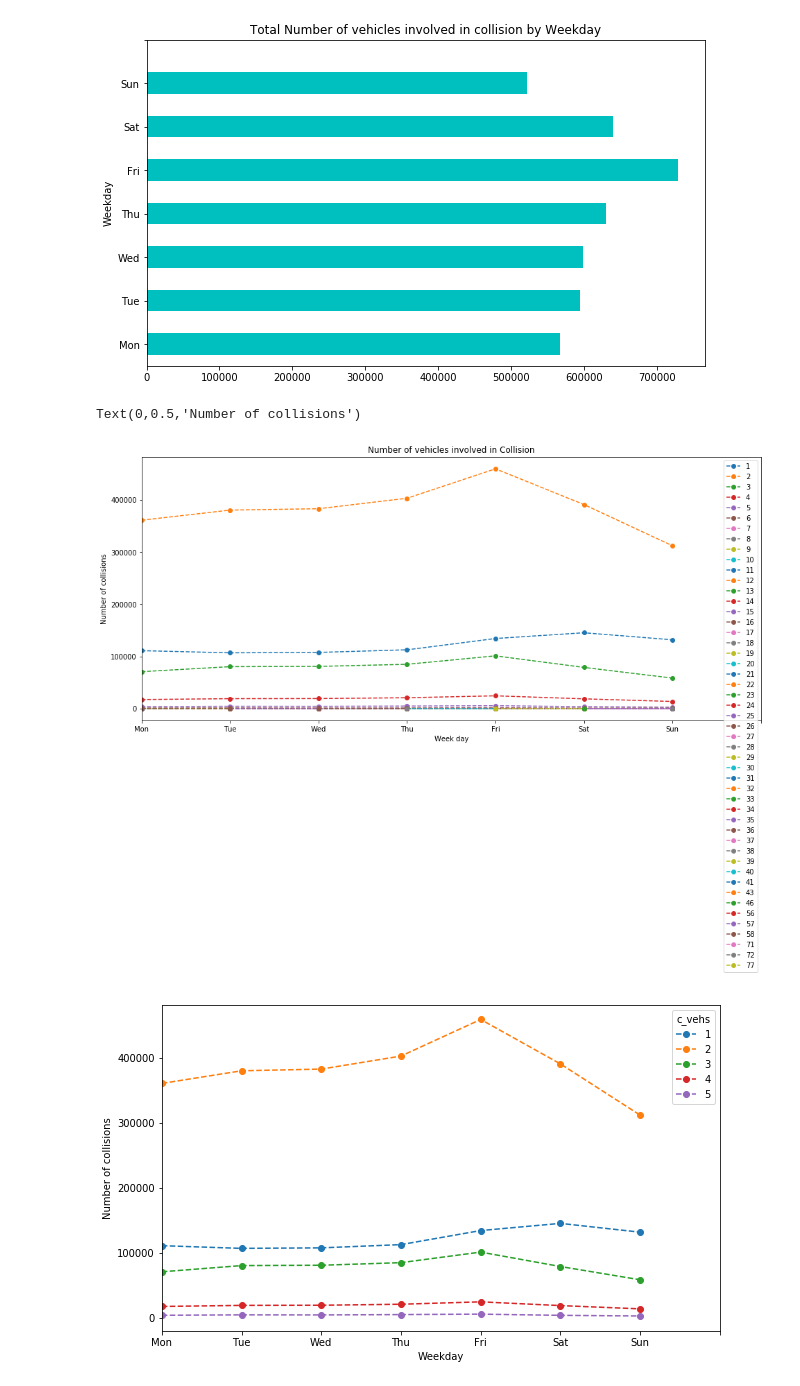
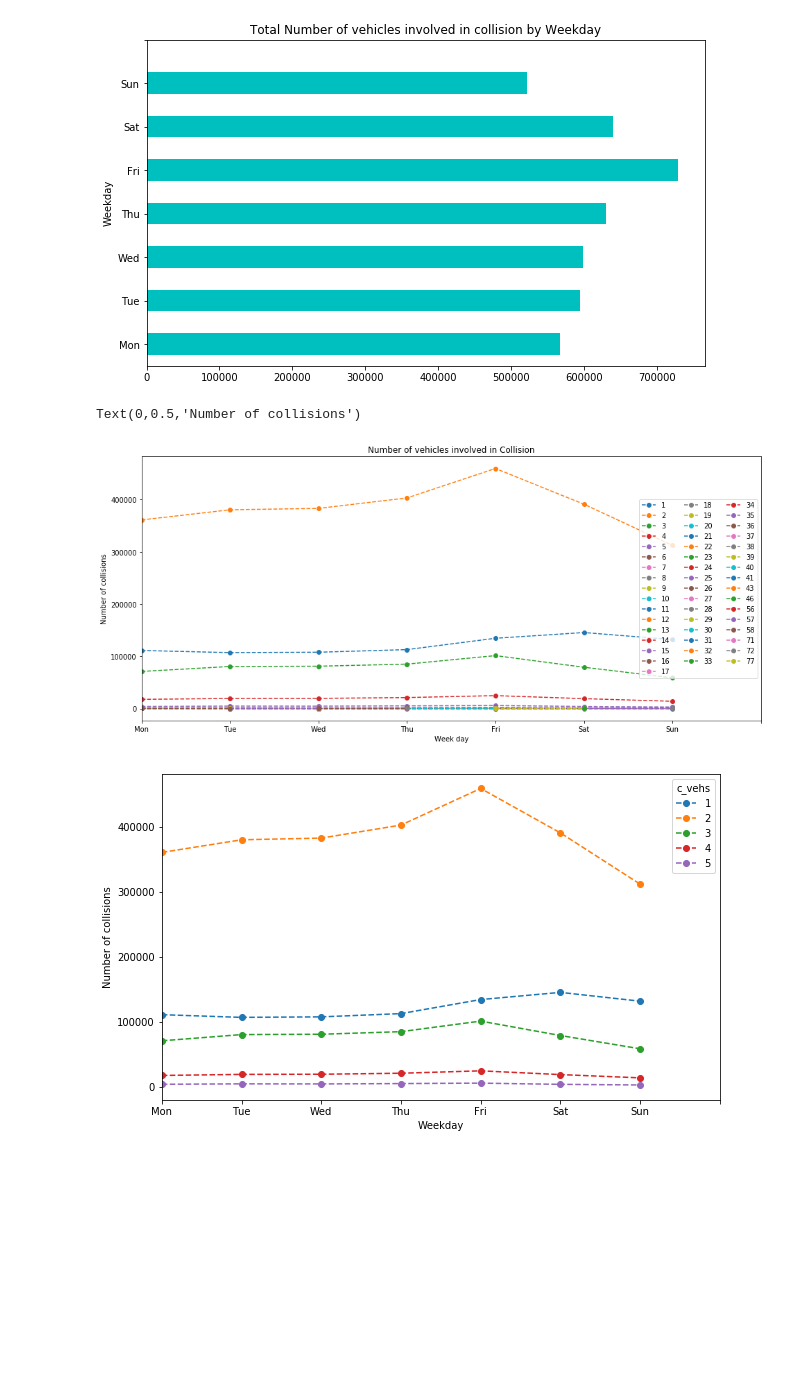
Before and after one commit to rynho/3250-G3, a Jupyter notebook: jupyterNB/Chae.ipynb, the cells around one changed output. Drawn from its saved outputs; the diff is of its cells as text; code cells hidden in the pictures; blank space fills up the shorter version.

```diff
--- a/jupyterNB/Chae.ipynb
+++ b/jupyterNB/Chae.ipynb
@@ -150,15 +150,15 @@ Text(0,0.5,'Weekday')
 # %%
 #Relationship of number of vehicles involved in collision (1-57 vehicles) on a specific weekday
 w_day1=df3.groupby(['c_wday','c_vehs']).size().unstack()
 w_day1
 w_day1.iloc[:].plot(style = 'o--', figsize=(16,7), title = 'Number of vehicles involved in Collision')
-plt.legend(loc='best')
+plt.legend(ncol=3,loc=7)
 plt.xticks(range(0,8),weekday)
 plt.xlabel('Week day')
 plt.ylabel('Number of collisions')
 # %% [output]
 Text(0,0.5,'Number of collisions')
-[figure, old version]
+[figure, new version]
 # %%
 b=w_day1.iloc[:,0:5]
 b.plot(style='o--')
```
Also changed, not shown: parts of 9 cells of this notebook.
